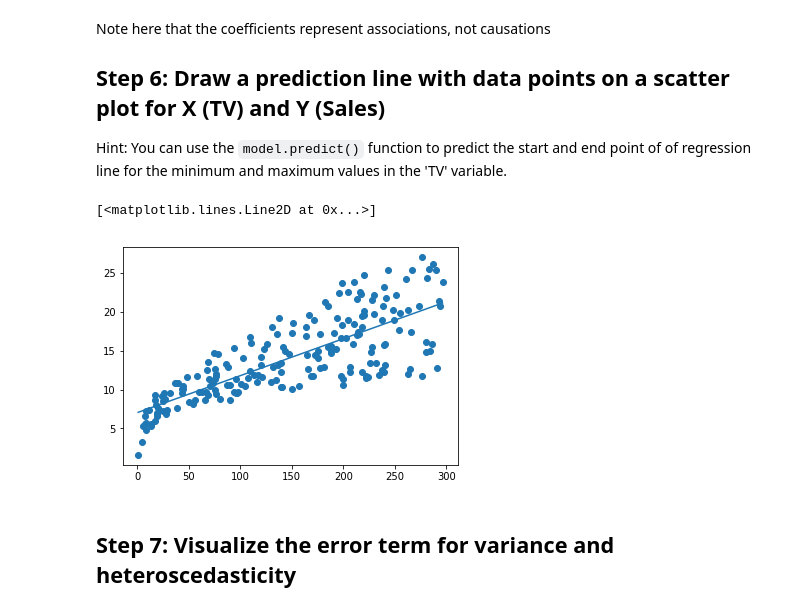
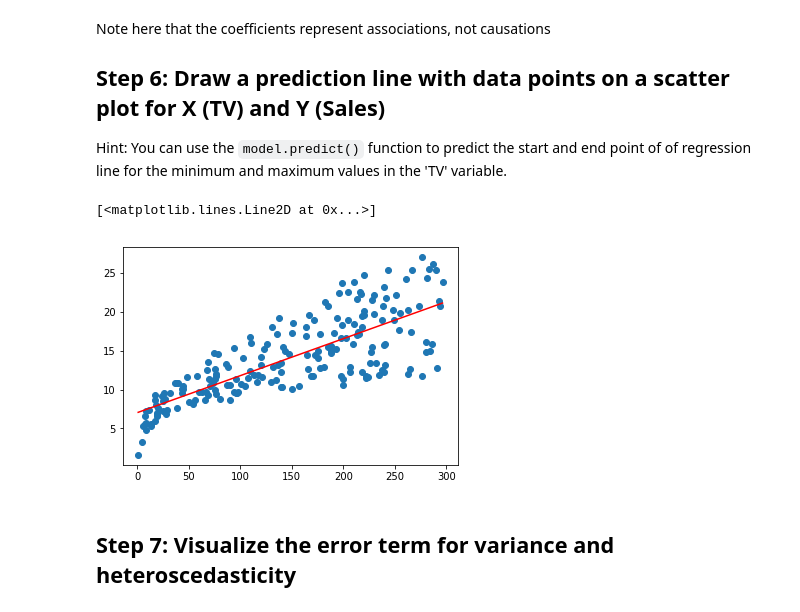
Before and after one commit to Mcllstr/dsc-ols-statsmodels-lab-dc-ds-060319, a Jupyter notebook: index.ipynb, the cells around one changed output. Cells and saved outputs as stored; diff of their text form; code cells hidden in the pictures.

```diff
--- a/index.ipynb
+++ b/index.ipynb
@@ -151,17 +151,17 @@ Hint: You can use the `model.predict()` function to predict the start and end po
 # %%
 # create a DataFrame with the minimum and maximum values of TV
 new_df = pd.DataFrame({'TV':[df.TV.min(), df.TV.max()]})
 predictions = model.predict(new_df)
 
 # make predictions for those x values and store them
 predictions.head()
 
 # first, plot the observed data and the least squares line
 plt.scatter(df.TV, df.sales)
-plt.plot(new_df.TV, predictions)
+plt.plot(new_df.TV, predictions, color='red')
 # %% [output]
 [<matplotlib.lines.Line2D at 0x...>]
-[figure, old version]
+[figure, new version]
 # %% [markdown]
 ## Step 7: Visualize the error term for variance and heteroscedasticity
 # %%
```
